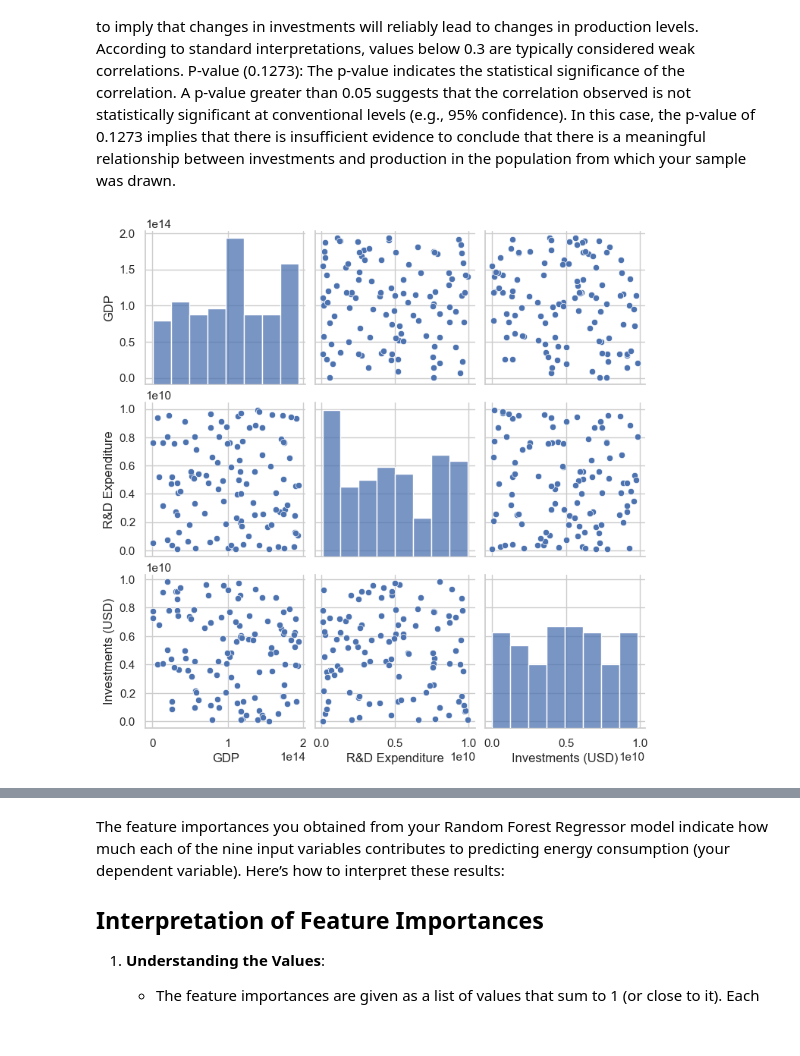
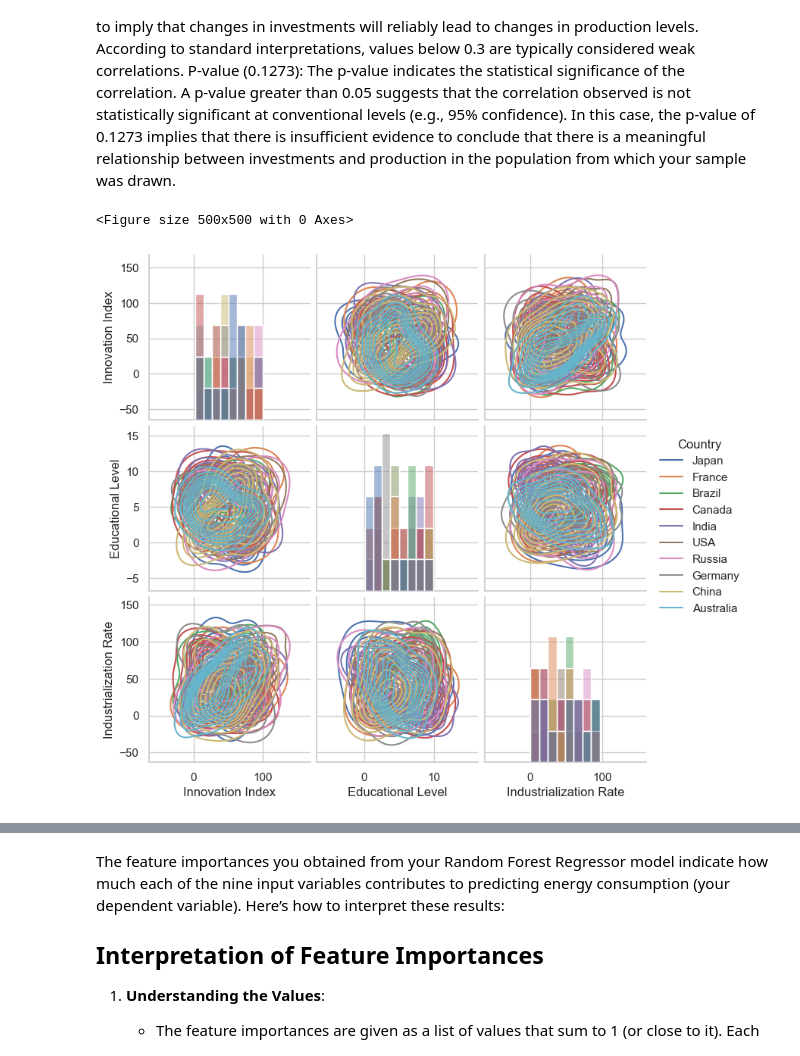
Before and after one commit to arnelimperial/greenergy, a Jupyter notebook: eda.ipynb, the cells around one changed output, grey strips where cells are left out. Drawn from its saved outputs; the diff is of its cells as text; code cells hidden in the pictures.

```diff
--- a/eda.ipynb
+++ b/eda.ipynb
@@ -383,10 +383,12 @@ This value suggests a weak positive correlation between investments and producti
 P-value (0.1273):
 The p-value indicates the statistical significance of the correlation. A p-value greater than 0.05 suggests that the correlation observed is not statistically significant at conventional levels (e.g., 95% confidence). In this case, the p-value of 0.1273 implies that there is insufficient evidence to conclude that there is a meaningful relationship between investments and production in the population from which your sample was drawn.</p>
 # %%
-sns.pairplot(df, vars=['GDP', 'R&D Expenditure', 'Investments (USD)'])
+plt.figure(figsize=(5, 5))
+sns.pairplot(df, vars=['Innovation Index', 'Educational Level', 'Industrialization Rate'], markers=["o", "s", "D"], diag_kind="hist", kind='kde', hue='Country')
 plt.show()
 # %% [output]
+<Figure size 500x500 with 0 Axes>
-[figure, old version]
+[figure, new version]
 # %%
 # Random Forest
 X3 = df[['GDP', 'R&D Expenditure', 'Investments (USD)', 'Population', 'International Aid for Renewables', 'Energy Subsidies',
```
Also changed, not shown: parts of 9 cells of this notebook, 3 other files.
